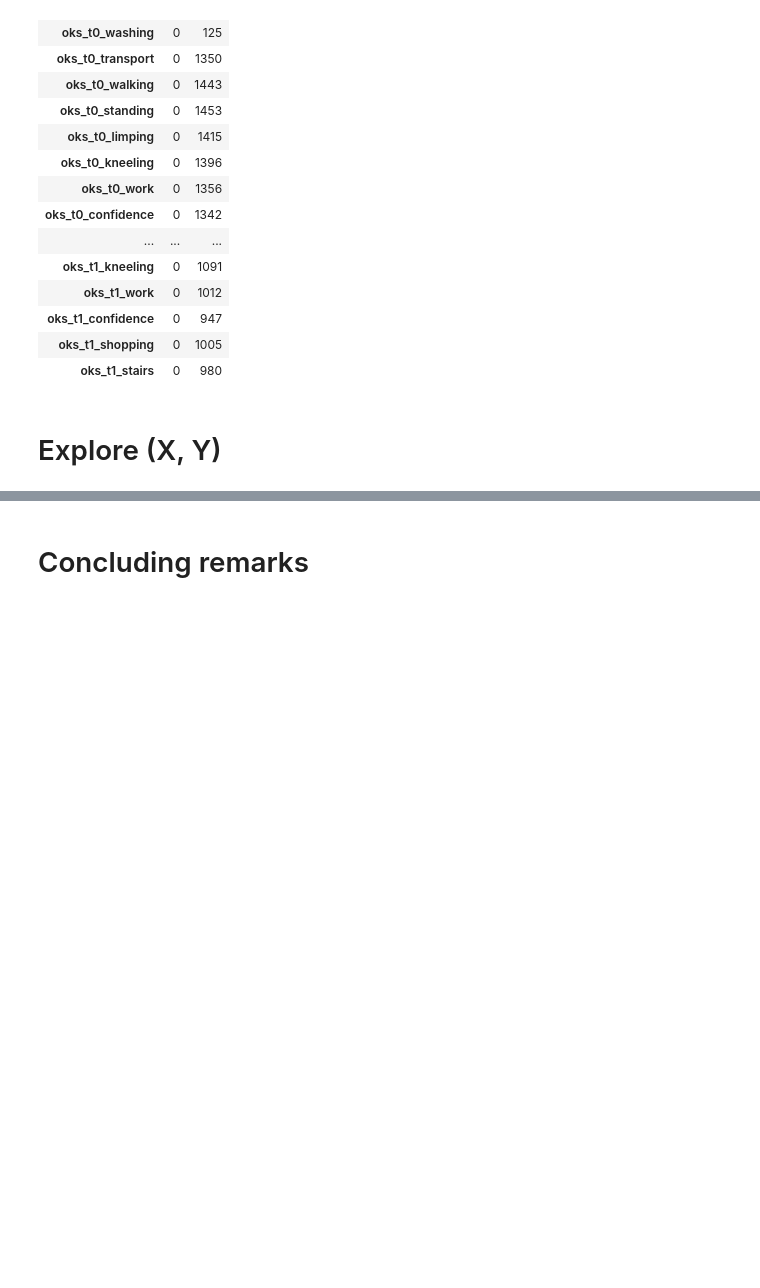
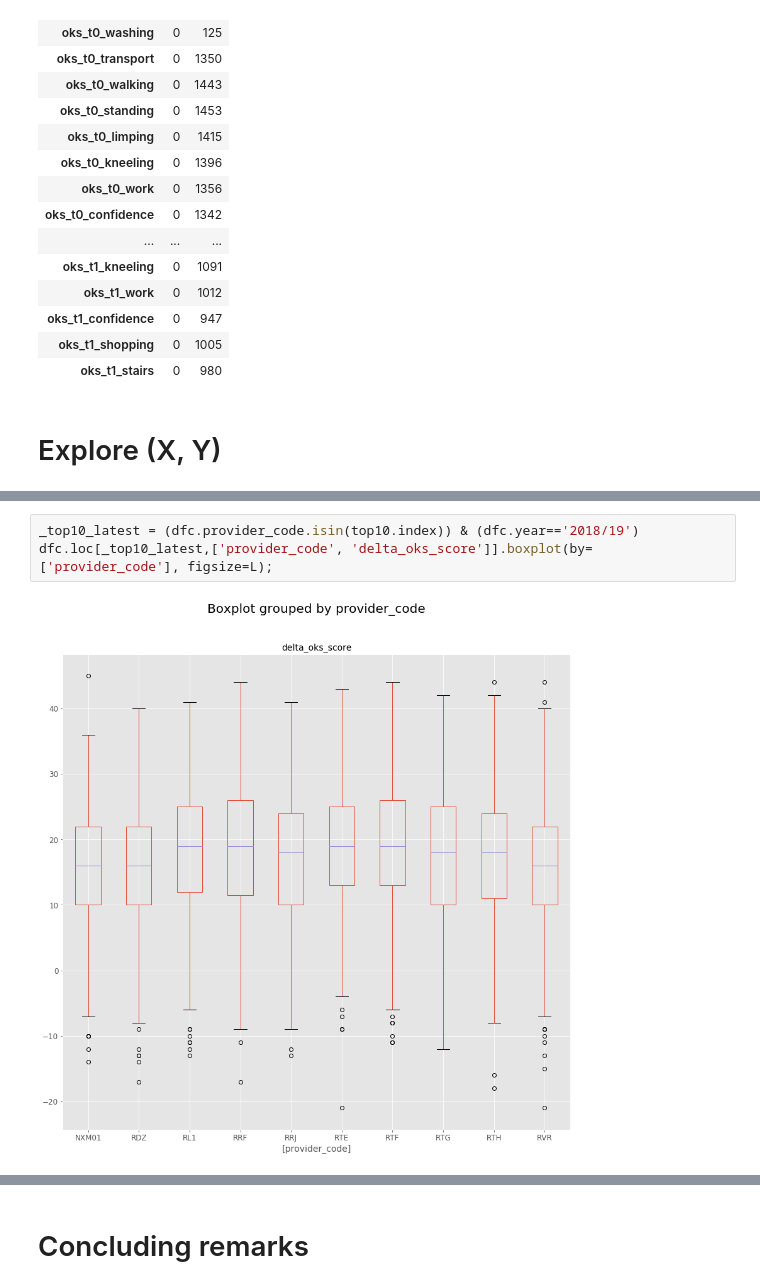
Before and after one commit to EAISI/application-project-nhs-proms, a Jupyter notebook: notebooks/2.0-data-understanding.ipynb, the cells around one changed output, grey strips where cells are left out. Cells and saved outputs as stored; diff of their text form; blank space fills up the shorter version.

```diff
--- a/notebooks/2.0-data-understanding.ipynb
+++ b/notebooks/2.0-data-understanding.ipynb
@@ -240,0 +277,5 @@ dfc.loc[:,proms].describe()
+# %%
+_top10_latest = (dfc.provider_code.isin(top10.index)) & (dfc.year=='2018/19')
+dfc.loc[_top10_latest,['provider_code', 'delta_oks_score']].boxplot(by=['provider_code'], figsize=L);
+# %% [output]
+[figure, added]
```
Also changed, not shown: parts of 23 cells of this notebook.
